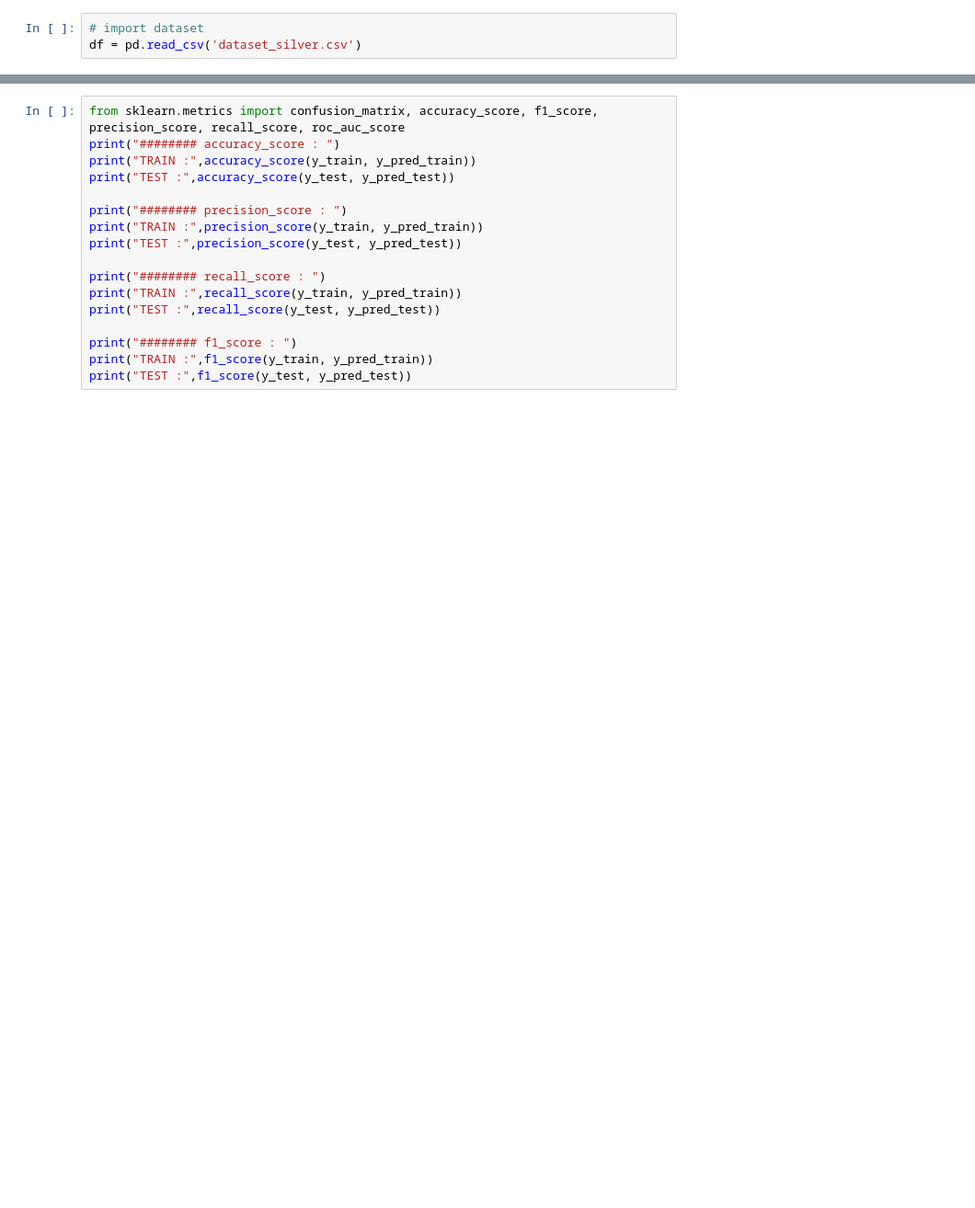
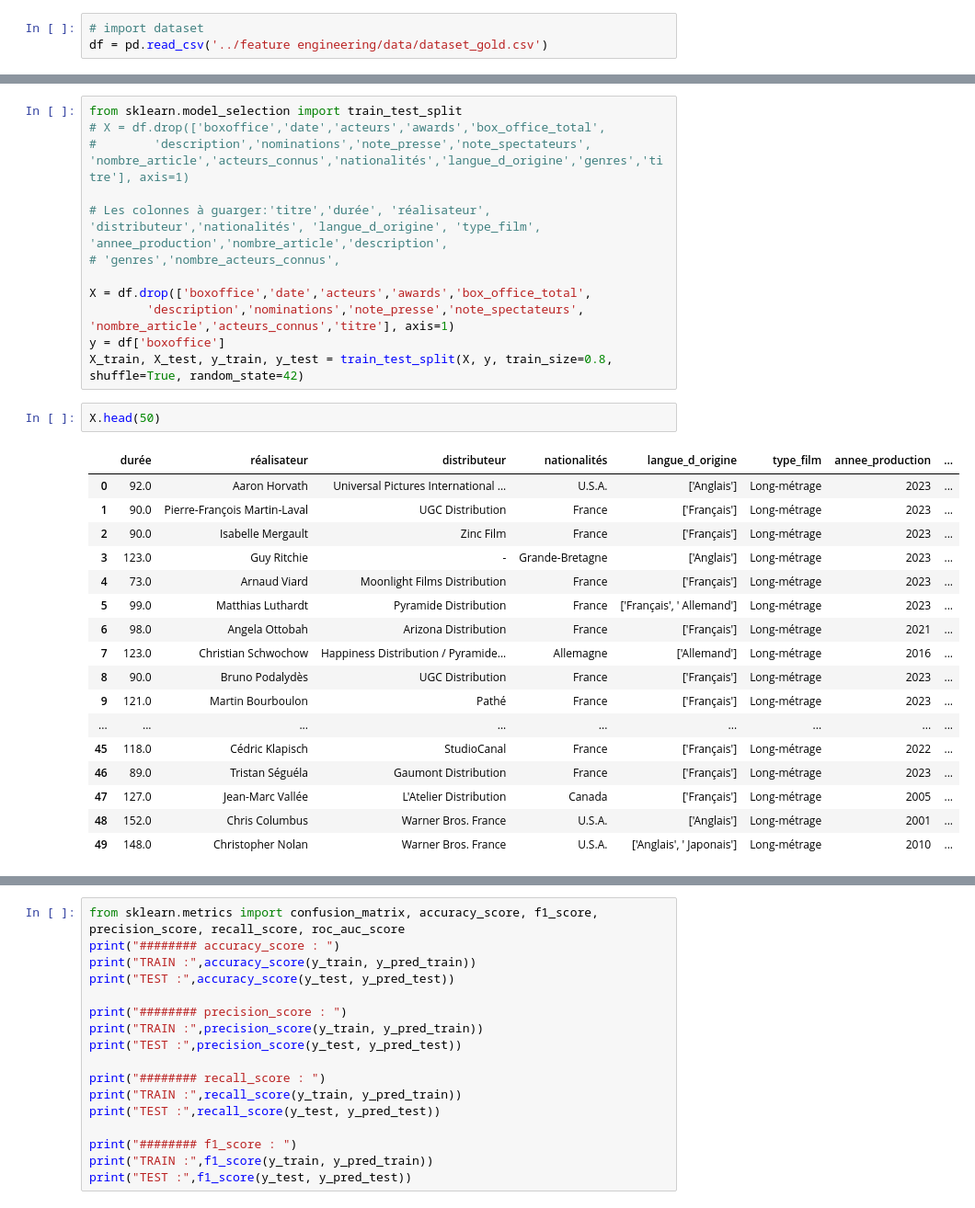
Before and after one commit to RolaMmss/prevoir_la_popularite_d_un_film, a Jupyter notebook: Modeling/naive_model.ipynb, the cells around one changed output, grey strips where cells are left out. Shown: that part at 92% size. Cells and saved outputs as stored; diff of their text form; blank space fills up the shorter version.

```diff
--- a/Modeling/naive_model.ipynb
+++ b/Modeling/naive_model.ipynb
@@ -6,6 +9,6 @@ import numpy as np
 # %%
 # import dataset
-df = pd.read_csv('dataset_silver.csv')
+df = pd.read_csv('../feature engineering/data/dataset_gold.csv')
 # %%
 df.info()
 # %% [output]
@@ -147,0 +149,32 @@ Pipeline(steps=[('preprocessor',
+# %%
+from sklearn.model_selection import train_test_split
+# X = df.drop(['boxoffice','date','acteurs','awards','box_office_total',
+#        'description','nominations','note_presse','note_spectateurs', 'nombre_article','acteurs_connus','nationalités','langue_d_origine','genres','titre'], axis=1)
+
+# Les colonnes à guarger:'titre','durée', 'réalisateur', 'distributeur','nationalités', 'langue_d_origine', 'type_film', 'annee_production','nombre_article','description',
+# 'genres','nombre_acteurs_connus',
+
+X = df.drop(['boxoffice','date','acteurs','awards','box_office_total',
+        'description','nominations','note_presse','note_spectateurs', 'nombre_article','acteurs_connus','titre'], axis=1)
+y = df['boxoffice']
+X_train, X_test, y_train, y_test = train_test_split(X, y, train_size=0.8, shuffle=True, random_state=42)
+# %%
+X.head(50)
+# %% [output]
+|  | durée | réalisateur | distributeur | nationalités | langue_d_origine | type_film | annee_production | ... |
+| 0 | 92.0 | Aaron Horvath | Universal Pictures International ... | U.S.A. | ['Anglais'] | Long-métrage | 2023 | ... |
+| 1 | 90.0 | Pierre-François Martin-Laval | UGC Distribution | France | ['Français'] | Long-métrage | 2023 | ... |
+| 2 | 90.0 | Isabelle Mergault | Zinc Film | France | ['Français'] | Long-métrage | 2023 | ... |
+| 3 | 123.0 | Guy Ritchie | - | Grande-Bretagne | ['Anglais'] | Long-métrage | 2023 | ... |
+| 4 | 73.0 | Arnaud Viard | Moonlight Films Distribution | France | ['Français'] | Long-métrage | 2023 | ... |
+| 5 | 99.0 | Matthias Luthardt | Pyramide Distribution | France | ['Français', ' Allemand'] | Long-métrage | 2023 | ... |
+| 6 | 98.0 | Angela Ottobah | Arizona Distribution | France | ['Français'] | Long-métrage | 2021 | ... |
+| 7 | 123.0 | Christian Schwochow | Happiness Distribution / Pyramide... | Allemagne | ['Allemand'] | Long-métrage | 2016 | ... |
+| 8 | 90.0 | Bruno Podalydès | UGC Distribution | France | ['Français'] | Long-métrage | 2023 | ... |
+| 9 | 121.0 | Martin Bourboulon | Pathé | France | ['Français'] | Long-métrage | 2023 | ... |
+| ... | ... | ... | ... | ... | ... | ... | ... | ... |
+| 45 | 118.0 | Cédric Klapisch | StudioCanal | France | ['Français'] | Long-métrage | 2022 | ... |
+| 46 | 89.0 | Tristan Séguéla | Gaumont Distribution | France | ['Français'] | Long-métrage | 2023 | ... |
+| 47 | 127.0 | Jean-Marc Vallée | L'Atelier Distribution | Canada | ['Français'] | Long-métrage | 2005 | ... |
+| 48 | 152.0 | Chris Columbus | Warner Bros. France | U.S.A. | ['Anglais'] | Long-métrage | 2001 | ... |
+| 49 | 148.0 | Christopher Nolan | Warner Bros. France | U.S.A. | ['Anglais', ' Japonais'] | Long-métrage | 2010 | ... |
```
Also changed, not shown: parts of 24 cells of this notebook, 1 other file.
